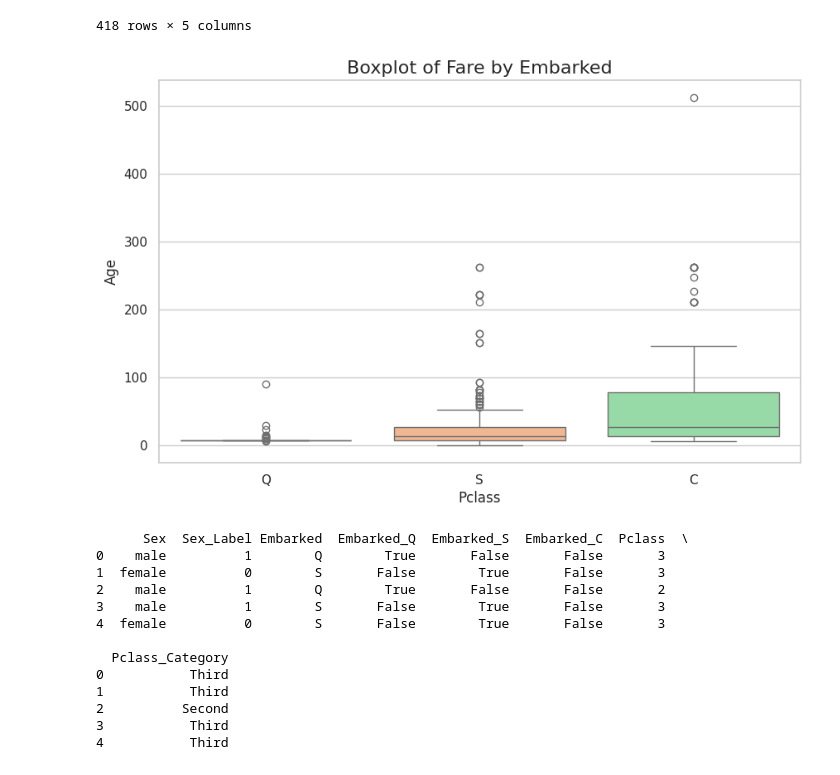
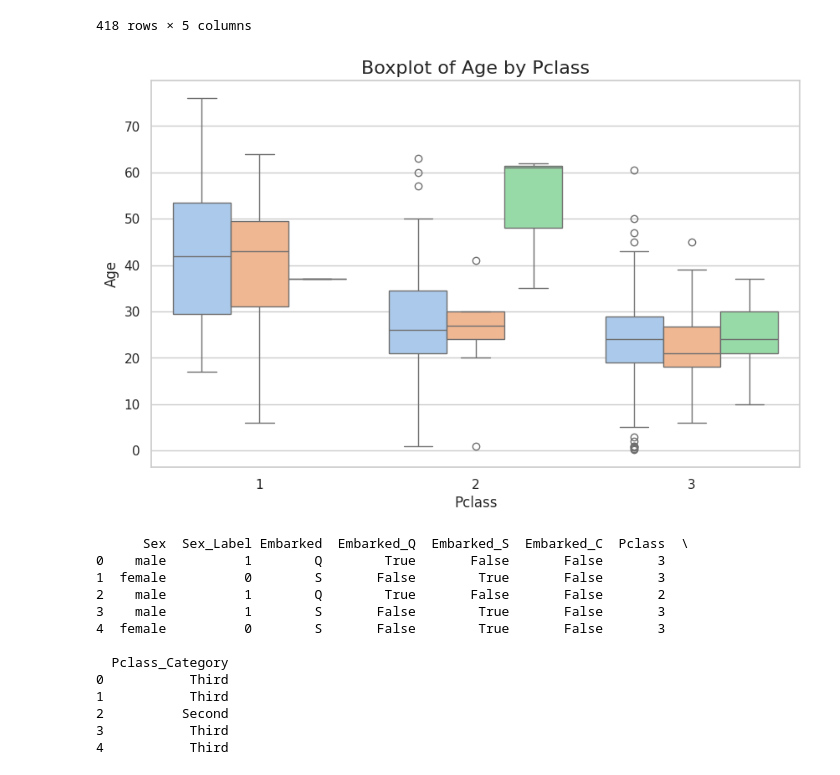
Before and after one commit to harshitschooled/AI-ML-Internship, a Jupyter notebook: Day_1.ipynb, the cells around one changed output. Drawn from its saved outputs; the diff is of its cells as text; code cells hidden in the pictures.

```diff
--- a/Day_1.ipynb
+++ b/Day_1.ipynb
@@ -134,17 +134,17 @@ df[['Age','Age_mean_imputed','Age_median_imputed','Cabin',"Cabin_mode_imputed"]]
 # %%
 import matplotlib.pyplot as plt
 import seaborn as sns
 sns.set(style="whitegrid")
 
 plt.figure(figsize=(10,6))
-sns.boxplot(data=df, x='Embarked', y='Fare', hue='Embarked', palette='pastel', legend=False)
+sns.boxplot(data=df, x='Pclass', y='Age', hue='Embarked', palette='pastel', legend=False)
 
-plt.title('Boxplot of Fare by Embarked',fontsize=16)
+plt.title('Boxplot of Age by Pclass',fontsize=16)
 plt.xlabel('Pclass',fontsize=12)
 plt.ylabel('Age',fontsize=12)
 plt.show()
 # %% [output]
-[figure, old version]
+[figure, new version]
 # %%
 from sklearn.preprocessing import LabelEncoder
 # %%
```
